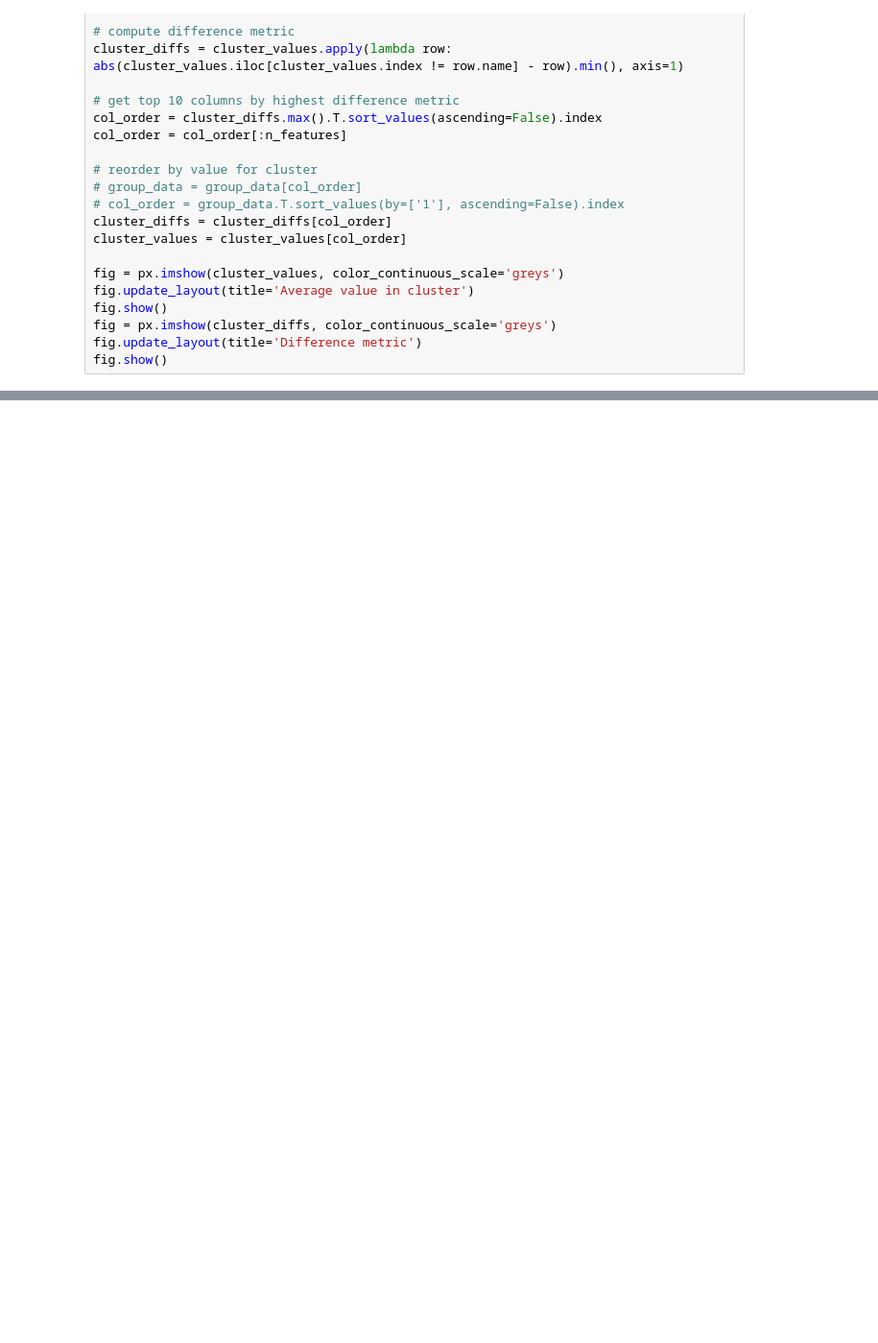
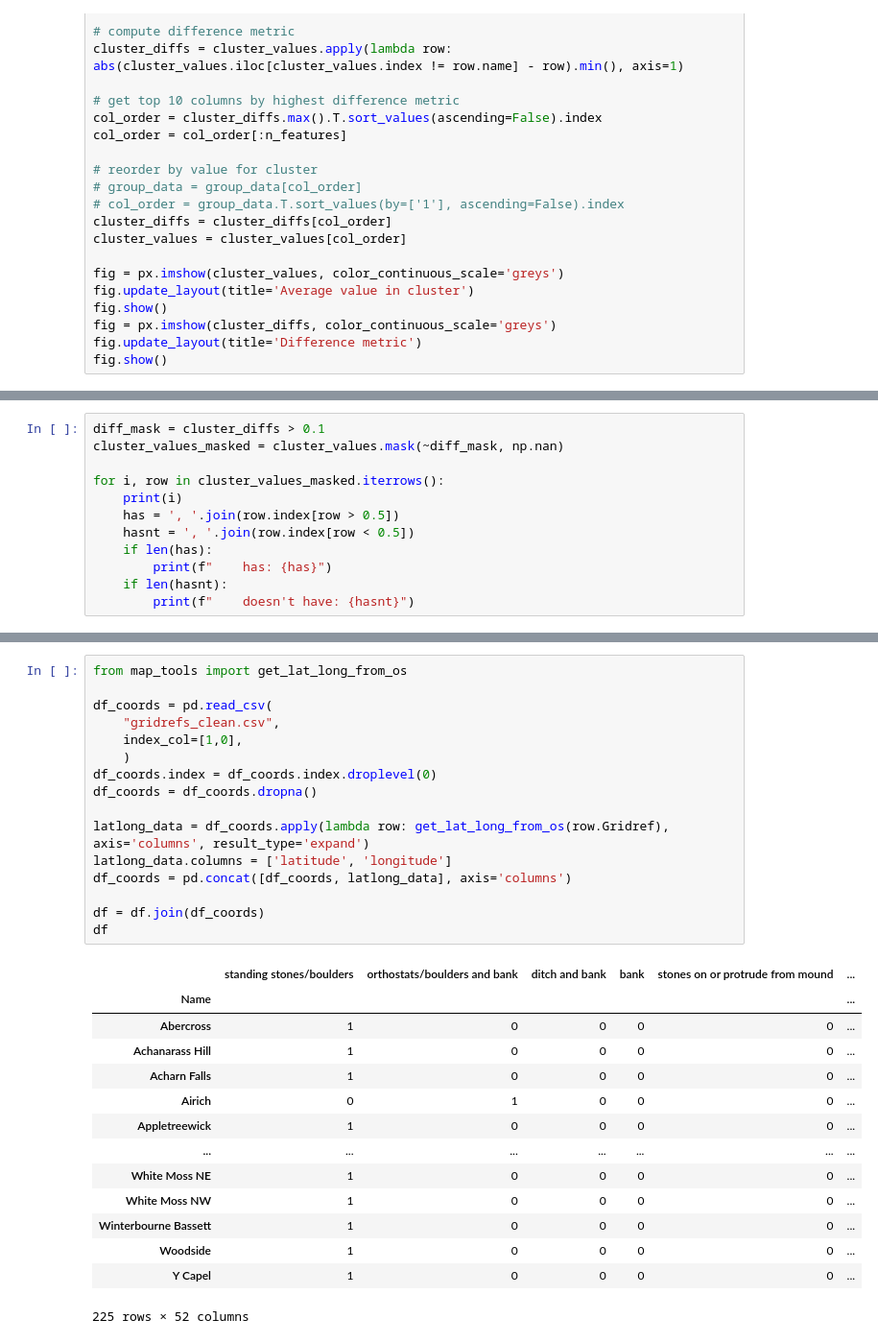
Before and after one commit to daveclare1/for-dad, a Jupyter notebook: monument-classes/monument_classification.ipynb, the cells around one changed output, grey strips where cells are left out. Shown at 96% size. Cells and saved outputs as stored; diff of their text form; blank space fills up the shorter version.

```diff
--- a/monument-classes/monument_classification.ipynb
+++ b/monument-classes/monument_classification.ipynb
@@ -141,0 +106,12 @@ desc_df
+# %%
+diff_mask = cluster_diffs > 0.1
+cluster_values_masked = cluster_values.mask(~diff_mask, np.nan)
+
+for i, row in cluster_values_masked.iterrows():
+    print(i)
+    has = ', '.join(row.index[row > 0.5])
+    hasnt = ', '.join(row.index[row < 0.5])
+    if len(has):
+        print(f"    has: {has}")
+    if len(hasnt):
+        print(f"    doesn't have: {hasnt}")
@@ -141,0 +130,31 @@ desc_df
+# %%
+from map_tools import get_lat_long_from_os
+
+df_coords = pd.read_csv(
+    "gridrefs_clean.csv",
+    index_col=[1,0],
+    )
+df_coords.index = df_coords.index.droplevel(0)
+df_coords = df_coords.dropna()
+
+latlong_data = df_coords.apply(lambda row: get_lat_long_from_os(row.Gridref), axis='columns', result_type='expand')
+latlong_data.columns = ['latitude', 'longitude']
+df_coords = pd.concat([df_coords, latlong_data], axis='columns')
+
+df = df.join(df_coords)
+df
+# %% [output]
+|  | standing stones/boulders | orthostats/boulders and bank | ditch and bank | bank | stones on or protrude from mound | ... |
+| Name |  |  |  |  |  | ... |
+| Abercross | 1 | 0 | 0 | 0 | 0 | ... |
+| Achanarass Hill | 1 | 0 | 0 | 0 | 0 | ... |
+| Acharn Falls | 1 | 0 | 0 | 0 | 0 | ... |
+| Airich | 0 | 1 | 0 | 0 | 0 | ... |
+| Appletreewick | 1 | 0 | 0 | 0 | 0 | ... |
+| ... | ... | ... | ... | ... | ... | ... |
+| White Moss NE | 1 | 0 | 0 | 0 | 0 | ... |
+| White Moss NW | 1 | 0 | 0 | 0 | 0 | ... |
+| Winterbourne Bassett | 1 | 0 | 0 | 0 | 0 | ... |
+| Woodside | 1 | 0 | 0 | 0 | 0 | ... |
+| Y Capel | 1 | 0 | 0 | 0 | 0 | ... |
+225 rows × 52 columns
```
Also changed, not shown: parts of 7 cells of this notebook, 4 other files.
